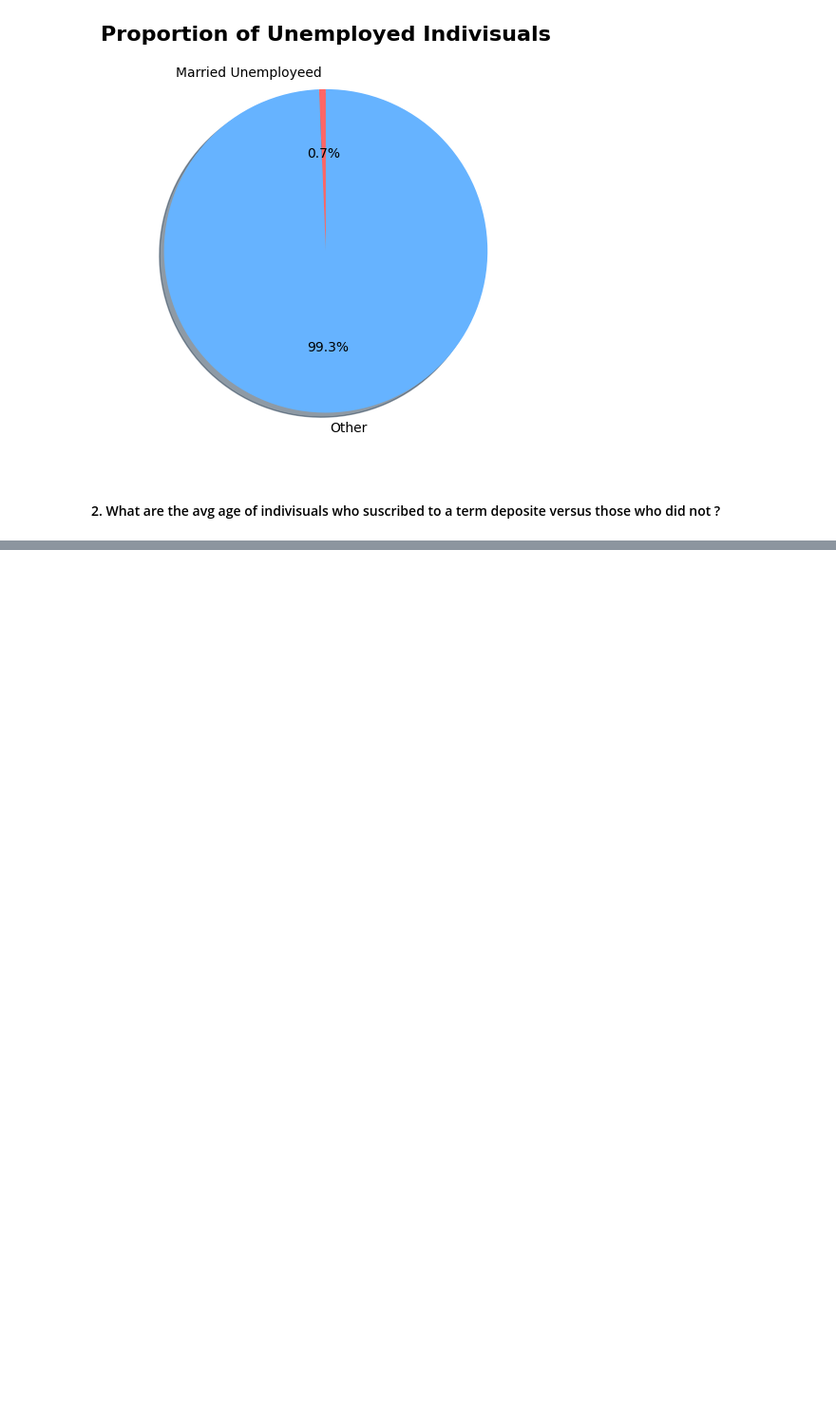
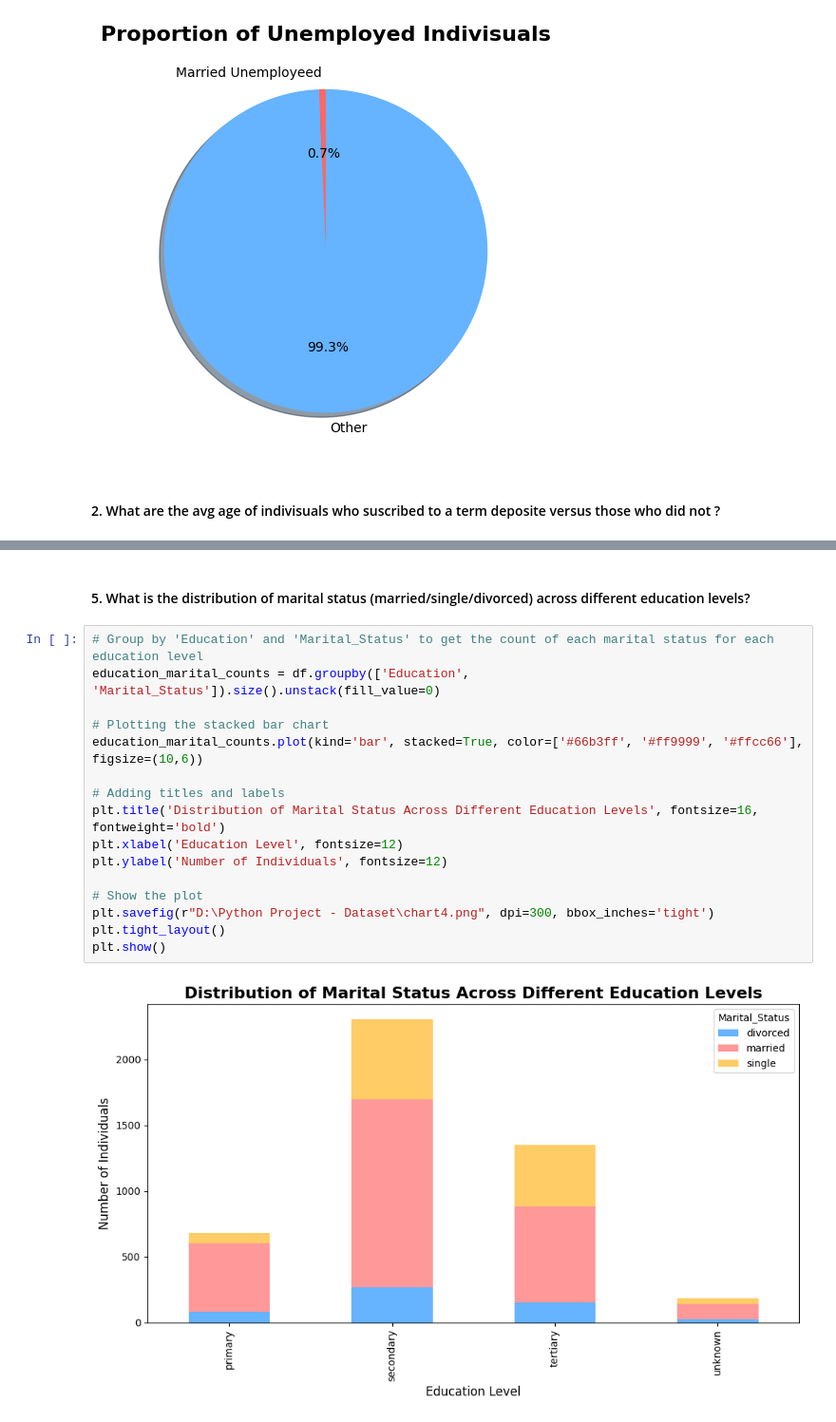
Before and after one commit to Shandeep-Raula/Bank-Customer-Insights, a Jupyter notebook: bank-customer-insights.ipynb, the cells around one changed output, grey strips where cells are left out. Shown at 95% size. Drawn from its saved outputs; the diff is of its cells as text; blank space fills up the shorter version.

```diff
--- a/bank-customer-insights.ipynb
+++ b/bank-customer-insights.ipynb
@@ -330,0 +395,20 @@ plt.show()
+# %% [markdown]
+#### 5. What is the distribution of marital status (married/single/divorced) across different education levels?
+# %%
+# Group by 'Education' and 'Marital_Status' to get the count of each marital status for each education level
+education_marital_counts = df.groupby(['Education', 'Marital_Status']).size().unstack(fill_value=0)
+
+# Plotting the stacked bar chart
+education_marital_counts.plot(kind='bar', stacked=True, color=['#66b3ff', '#ff9999', '#ffcc66'], figsize=(10,6))
+
+# Adding titles and labels
+plt.title('Distribution of Marital Status Across Different Education Levels', fontsize=16, fontweight='bold')
+plt.xlabel('Education Level', fontsize=12)
+plt.ylabel('Number of Individuals', fontsize=12)
+
+# Show the plot
+plt.savefig(r"D:\Python Project - Dataset\chart4.png", dpi=300, bbox_inches='tight')
+plt.tight_layout()
+plt.show()
+# %% [output]
+[figure, added]
```
Also changed, not shown: parts of 7 cells of this notebook.
